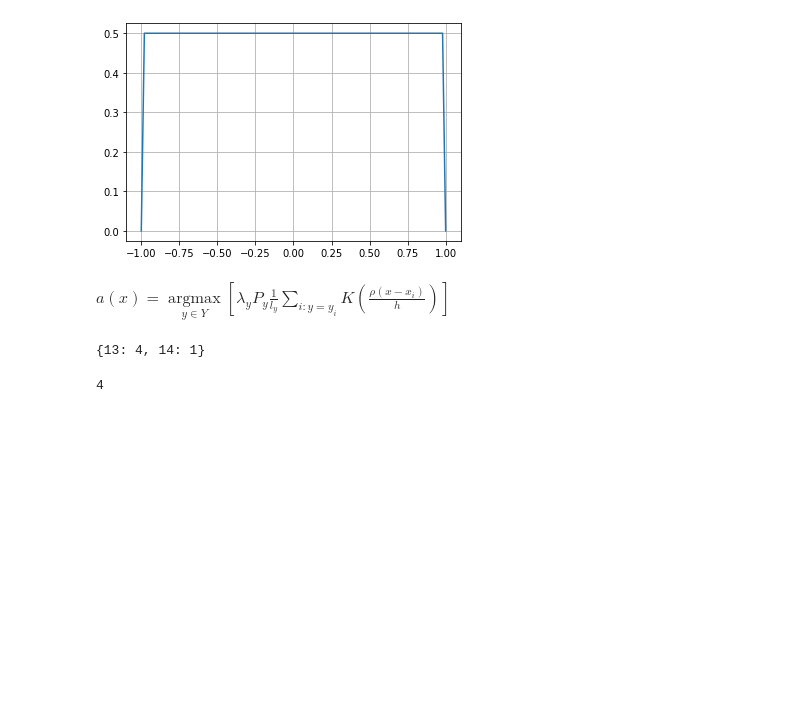
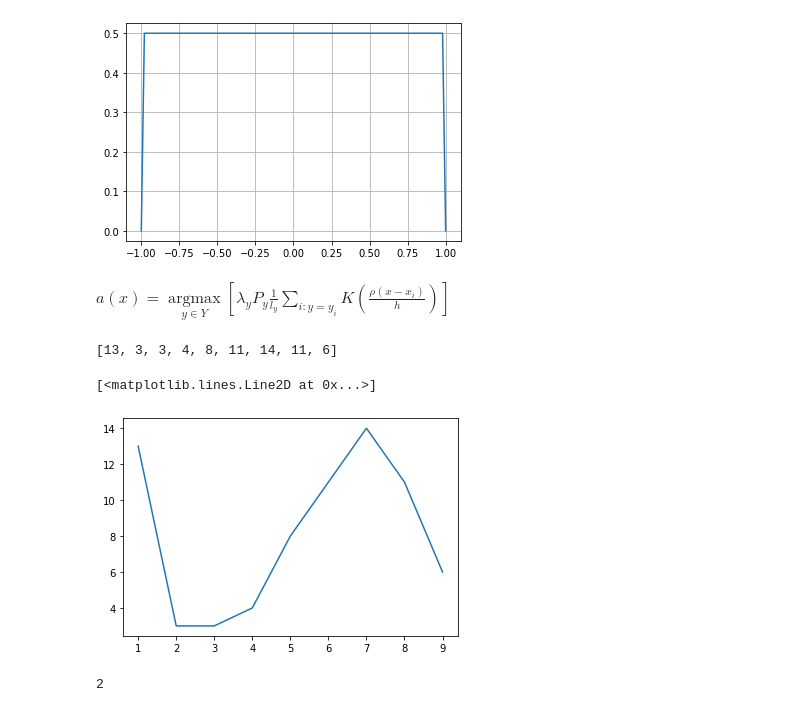
Before and after one commit to e-uskova/py-works, a Jupyter notebook: IAD/LR4.ipynb, the cells around one changed output. Saved outputs shown, nothing was run; the diff lists cells and outputs as text; code cells hidden in the pictures; blank space fills up the shorter version.

```diff
--- a/IAD/LR4.ipynb
+++ b/IAD/LR4.ipynb
@@ -143,13 +143,21 @@ def loo(X,y,lmbd,h):
     return er
 # %%
 # подбираем параметр ширины парзеновского окна
-er = { loo(X_train,y_train,lmbd,h) : h   for h in range(5,0,-1) }
+er = []
+for h in range(1, 10):
+    er.append(loo(X_train,y_train,lmbd,h))
 h = er[min(er)]
 # %%
 er
 # %% [output]
-{13: 4, 14: 1}
+[13, 3, 3, 4, 8, 11, 14, 11, 6]
 # %%
-h
+plt.plot(range(1, 10), er)
 # %% [output]
-4
+[<matplotlib.lines.Line2D at 0x...>]
+[figure, added]
+# %%
+h = np.argmin(er) + 1
+h
+# %% [output]
+2
```
Also changed, not shown: parts of 55 cells of this notebook.
